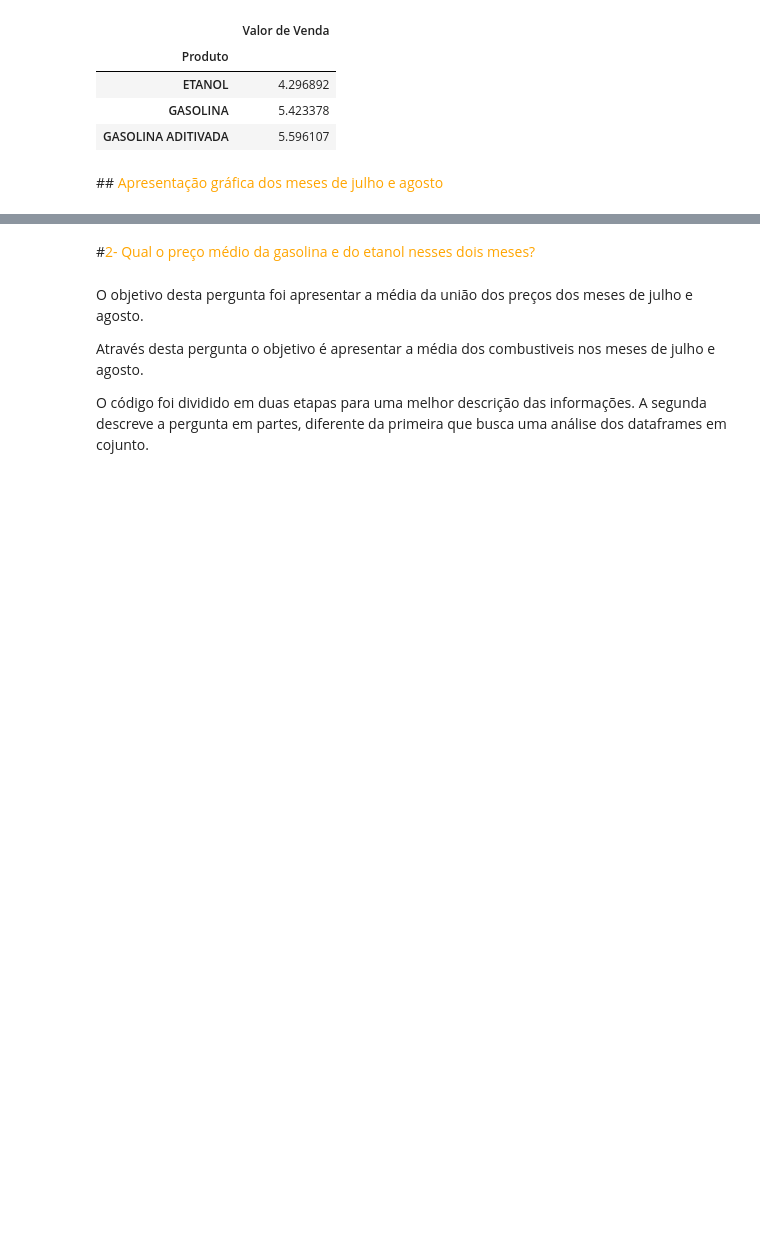
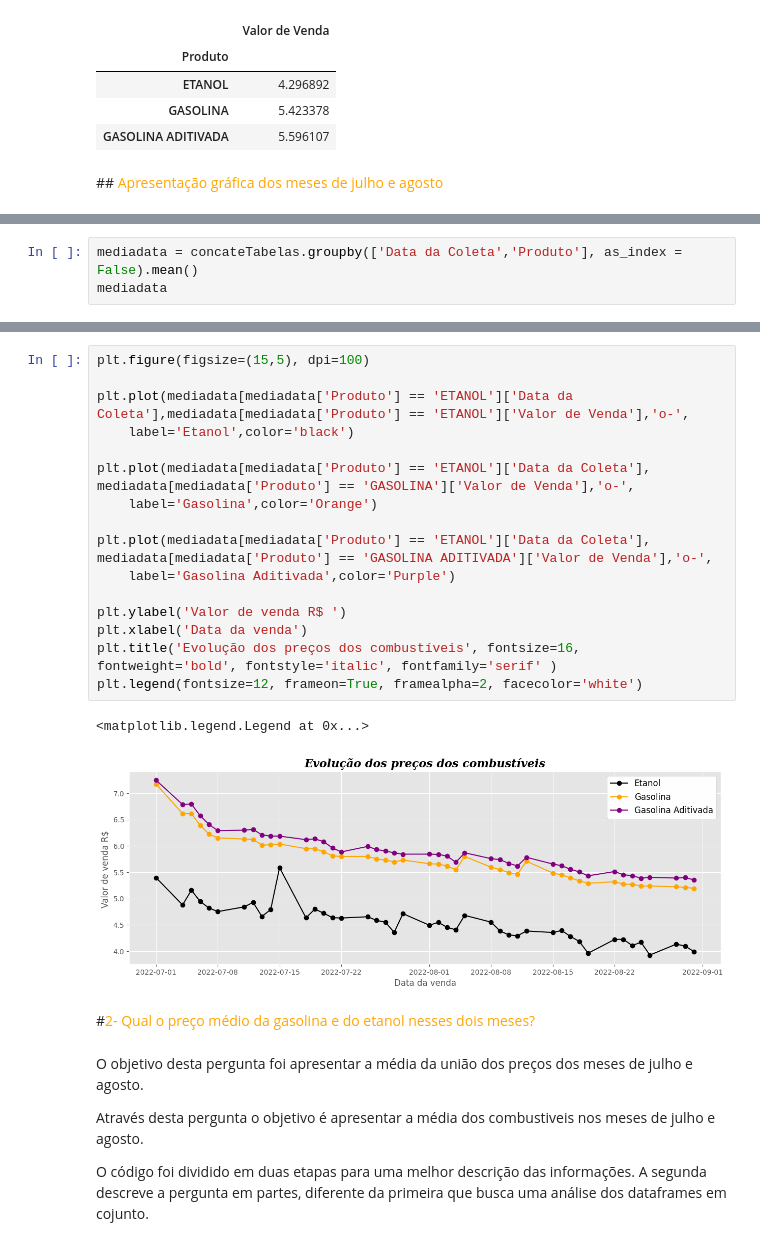
Before and after one commit to joaorosa2/analise_combustiveis_brasil, a Jupyter notebook: ProjetoM4.ipynb, the cells around one changed output, grey strips where cells are left out. Cells and saved outputs as stored; diff of their text form; blank space fills up the shorter version.

Commit message:
plotagem de gráficos de evolução dos preços dos combustíveis

```diff
--- a/ProjetoM4.ipynb
+++ b/ProjetoM4.ipynb
@@ -250,0 +254,3 @@ Descrição visual da alteraçâo das médias dos preços dos combustiveis nos m
+# %%
+mediadata = concateTabelas.groupby(['Data da Coleta','Produto'], as_index = False).mean()
+mediadata
@@ -251,3 +271,22 @@ Descrição visual da alteraçâo das médias dos preços dos combustiveis nos m
+# %%
+plt.figure(figsize=(15,5), dpi=100)
+
+plt.plot(mediadata[mediadata['Produto'] == 'ETANOL']['Data da Coleta'],mediadata[mediadata['Produto'] == 'ETANOL']['Valor de Venda'],'o-',
+    label='Etanol',color='black')
+
+plt.plot(mediadata[mediadata['Produto'] == 'ETANOL']['Data da Coleta'], mediadata[mediadata['Produto'] == 'GASOLINA']['Valor de Venda'],'o-',
+    label='Gasolina',color='Orange')
+
+plt.plot(mediadata[mediadata['Produto'] == 'ETANOL']['Data da Coleta'], mediadata[mediadata['Produto'] == 'GASOLINA ADITIVADA']['Valor de Venda'],'o-',
+    label='Gasolina Aditivada',color='Purple')
+
+plt.ylabel('Valor de venda R$ ')
+plt.xlabel('Data da venda')
+plt.title('Evolução dos preços dos combustíveis', fontsize=16, fontweight='bold', fontstyle='italic', fontfamily='serif' )
+plt.legend(fontsize=12, frameon=True, framealpha=2, facecolor='white')
+# %% [output]
+<matplotlib.legend.Legend at 0x...>
+[figure, added]
 # %% [markdown]
 #<font color = orange>2- Qual o preço médio da gasolina e do etanol nesses dois meses?
 # %% [markdown]
```
Also changed, not shown: parts of 40 cells of this notebook.
